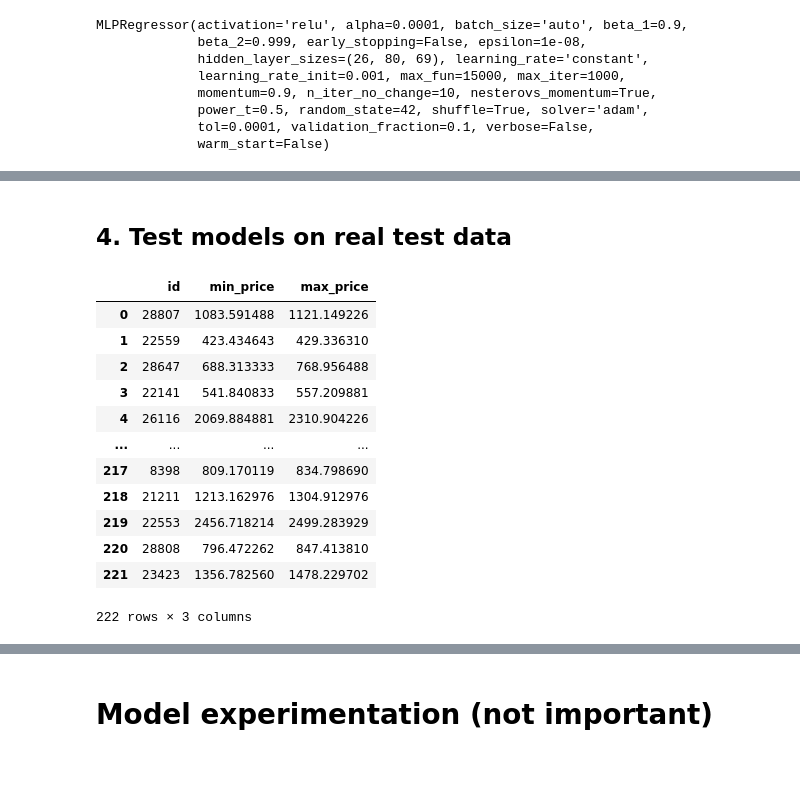
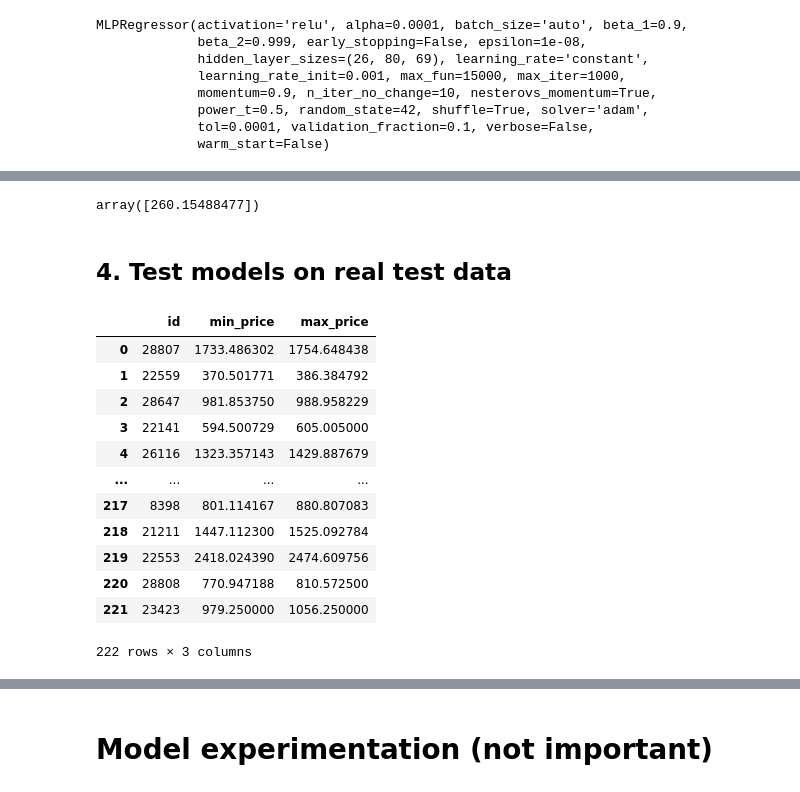
Before and after one commit to BrutishGuy/AAForB_Assignment2, a Jupyter notebook: code/Arnaud/Models.ipynb, the cells around one changed output, grey strips where cells are left out. Cells and saved outputs as stored; diff of their text form; code cells hidden in the pictures.

Commit message:
Last modifications and best output csv file.

```diff
--- a/code/Arnaud/Models.ipynb
+++ b/code/Arnaud/Models.ipynb
@@ -59,33 +59,23 @@ X_train, X_test, y_train, y_test = train_test_split(input_features, targets, tes
 ### 3.1. Random forest regressor
 # %%
 # Create model (takes a while)
-rfr = RandomForestRegressor(n_estimators= 1400,
-                            min_samples_split= 5,
+rfr = RandomForestRegressor(n_estimators= 400,
+                            min_samples_split= 2,
                             min_samples_leaf= 1,
                             max_features= 'sqrt',
-                            max_depth= 90,
+                            max_depth= None,
                             bootstrap= False,
                             n_jobs=-1,
                             verbose = 0,
-                           criterion='mae')
+                           criterion='mse')
 
 # Generated best params for new dataset:
-# {'n_estimators': 800,
-#  'min_samples_split': 5,
-#  'min_samples_leaf': 1,
-#  'max_features': 'sqrt',
-#  'max_depth': 90,
-#  'bootstrap': False}
-
-# Previous best params
-# {'n_estimators': 1400,
-#  'min_samples_split': 5,
-#  'min_samples_leaf': 1,
-#  'max_features': 'sqrt',
-#  'max_depth': 80,
-#  'bootstrap': False}
-# --> Its results: Absolute mean square error on training set: 99.07476881197896
-#                  Absolute mean square error on test set: 172.4037810245511
+#{'n_estimators': 400,
+# 'min_samples_split': 2,
+# 'min_samples_leaf': 1,
+# 'max_features': 'sqrt',
+# 'max_depth': None,
+# 'bootstrap': False}
 
 # Train model
 rfr.fit(X_train,y_train)
@@ -320,23 +321,37 @@ temp_score
+# %%
+full_pred_group = pd.concat([average_prediction_min, average_prediction_max], axis=1)
+
+sum_abs_min_err, sum_abs_max_err = 0, 0
+
+for i in range(len(full_pred_group['min_price'])):
+    sum_abs_min_err += abs(full_pred_group['min_price'][i] - y_real_min[i])
+    sum_abs_max_err += abs(full_pred_group['max_price'][i] - y_real_max[i])
+
+(sum_abs_min_err + sum_abs_max_err)/(len(full_pred_group['min_price']))
+# %% [output]
+array([260.15488477])
 # %% [markdown]
 ## 4. Test models on real test data
 # %%
-# Only for multi-output
+# rfr predictions
 final_prediction = min_max_scaler_targets.inverse_transform(rfr.predict(final_df_test))
 
-submission_prices = pd.DataFrame(final_prediction, columns = targets.columns)
-submission_multi = pd.concat([pd.DataFrame(df_laptops_test['id']), submission_prices], axis=1)
-submission_multi
+submission_prices = pd.DataFrame(final_prediction, columns = ['min_price', 'max_price'])
+submission_multi_rfr_new = pd.concat([pd.DataFrame(df_laptops_test['id']), submission_prices], axis=1)
-# %% [output]
-|  | id | min_price | max_price |
-| 0 | 28807 | 1083.591488 | 1121.149226 |
-| 1 | 22559 | 423.434643 | 429.336310 |
-| 2 | 28647 | 688.313333 | 768.956488 |
-| 3 | 22141 | 541.840833 | 557.209881 |
-| 4 | 26116 | 2069.884881 | 2310.904226 |
-| ... | ... | ... | ... |
-| 217 | 8398 | 809.170119 | 834.798690 |
-| 218 | 21211 | 1213.162976 | 1304.912976 |
-| 219 | 22553 | 2456.718214 | 2499.283929 |
-| 220 | 28808 | 796.472262 | 847.413810 |
-| 221 | 23423 | 1356.782560 | 1478.229702 |
-222 rows × 3 columns
+# %%
+# Write final df to csv
+submission_multi_rfr_new.to_csv(r'../../submission/models_rfr_submission_13.csv', index = False)
+# %% [output]
+|  | id | min_price | max_price |
+| 0 | 28807 | 1733.486302 | 1754.648438 |
+| 1 | 22559 | 370.501771 | 386.384792 |
+| 2 | 28647 | 981.853750 | 988.958229 |
+| 3 | 22141 | 594.500729 | 605.005000 |
+| 4 | 26116 | 1323.357143 | 1429.887679 |
+| ... | ... | ... | ... |
+| 217 | 8398 | 801.114167 | 880.807083 |
+| 218 | 21211 | 1447.112300 | 1525.092784 |
+| 219 | 22553 | 2418.024390 | 2474.609756 |
+| 220 | 28808 | 770.947188 | 810.572500 |
+| 221 | 23423 | 979.250000 | 1056.250000 |
+222 rows × 3 columns
```
Also changed, not shown: parts of 22 cells of this notebook, 2 other files.
